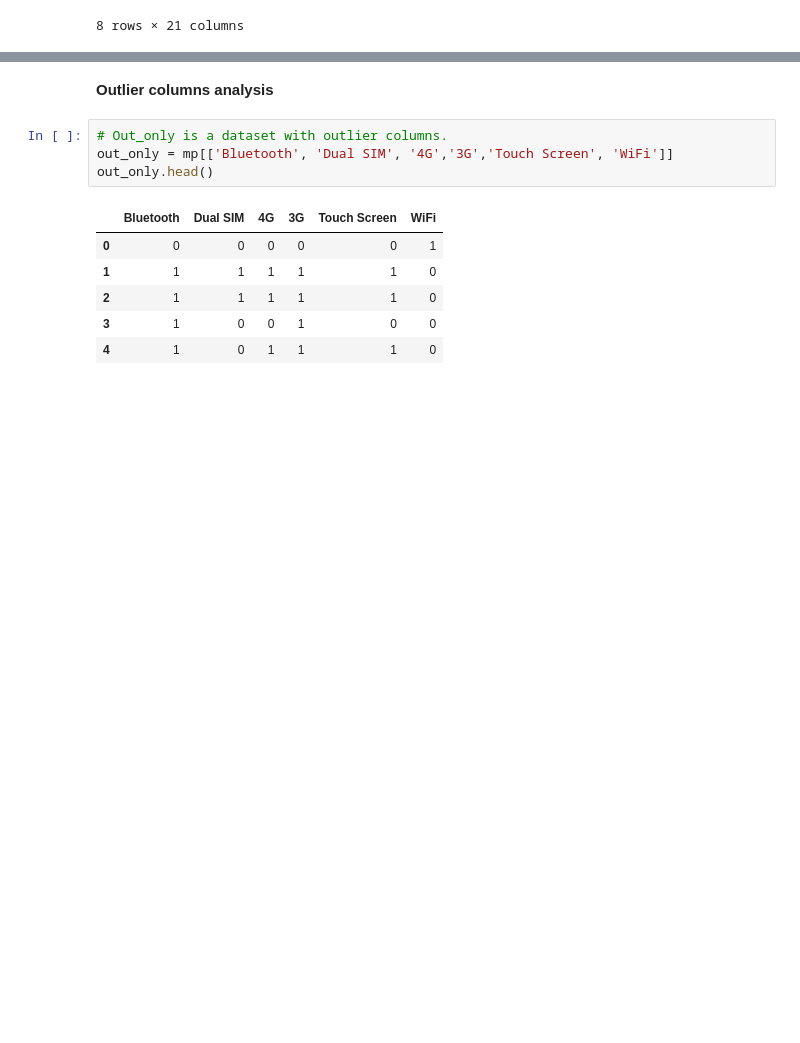
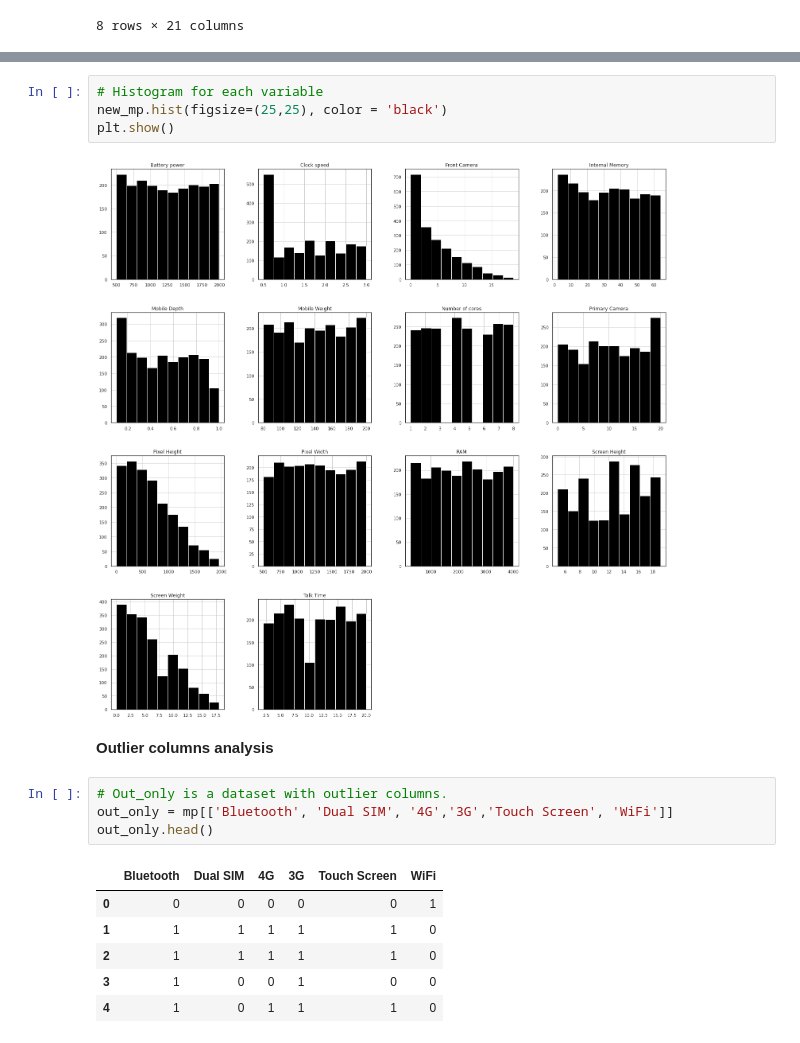
Before and after one commit to slawomirzurek/Data_Analysis_and_Programming_in_Python, a Jupyter notebook: Task.ipynb, the cells around one changed output, grey strips where cells are left out. Cells and saved outputs as stored; diff of their text form; blank space fills up the shorter version.

```diff
--- a/Task.ipynb
+++ b/Task.ipynb
@@ -137,3 +128,9 @@ new_mp.head()
+# %%
+# Histogram for each variable
+new_mp.hist(figsize=(25,25), color = 'black')
+plt.show()
+# %% [output]
+[figure, added]
 # %% [markdown]
 **Outlier columns analysis**
 # %%
```
Also changed, not shown: parts of 18 cells of this notebook.
